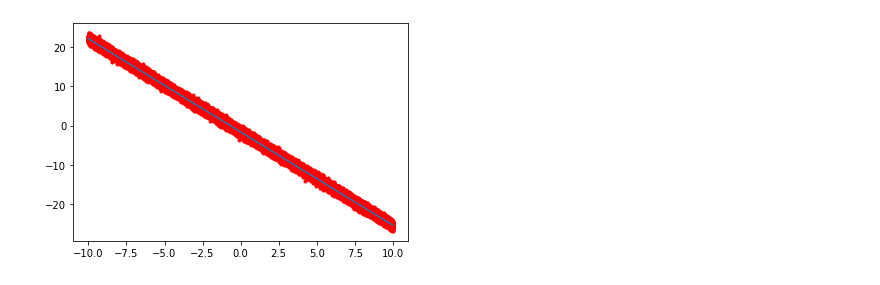
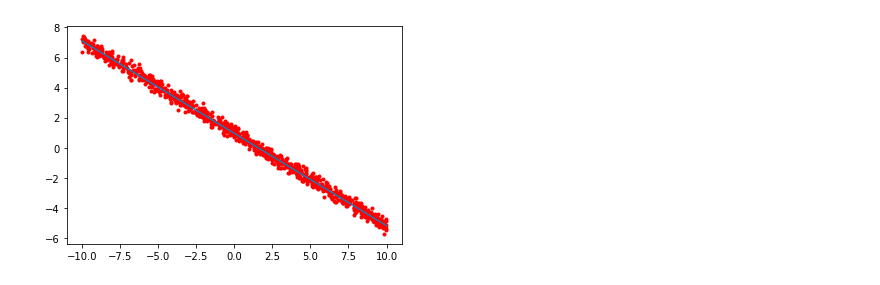
Before and after one commit to EasySocHacks/Optimization-Methods-IFMO, a Jupyter notebook: HW2/research.ipynb, the cells around one changed output. Cells and saved outputs as stored; diff of their text form; code cells hidden in the pictures.

```diff
--- a/HW2/research.ipynb
+++ b/HW2/research.ipynb
@@ -7,11 +7,11 @@ from HW2.sgd import minibatch_gd, normalised_mini
 from HW2.visualization import visualize_regression_point, visualize_line
 import numpy as np
 # %%
-f, points = generate_regression(point_count=100000, scale=4, y_scale=0.5)
+f, points = generate_regression(point_count=1000, scale=3, y_scale=0.25)
 
 visualize_regression_point(f, points)
 # %% [output]
-[figure, old version]
+[figure, new version]
 # %%
 storage = BenchmarkStorage()
 index = storage.add_benchmark_config()
```
Also changed, not shown: parts of 8 cells of this notebook, 1 other file.
